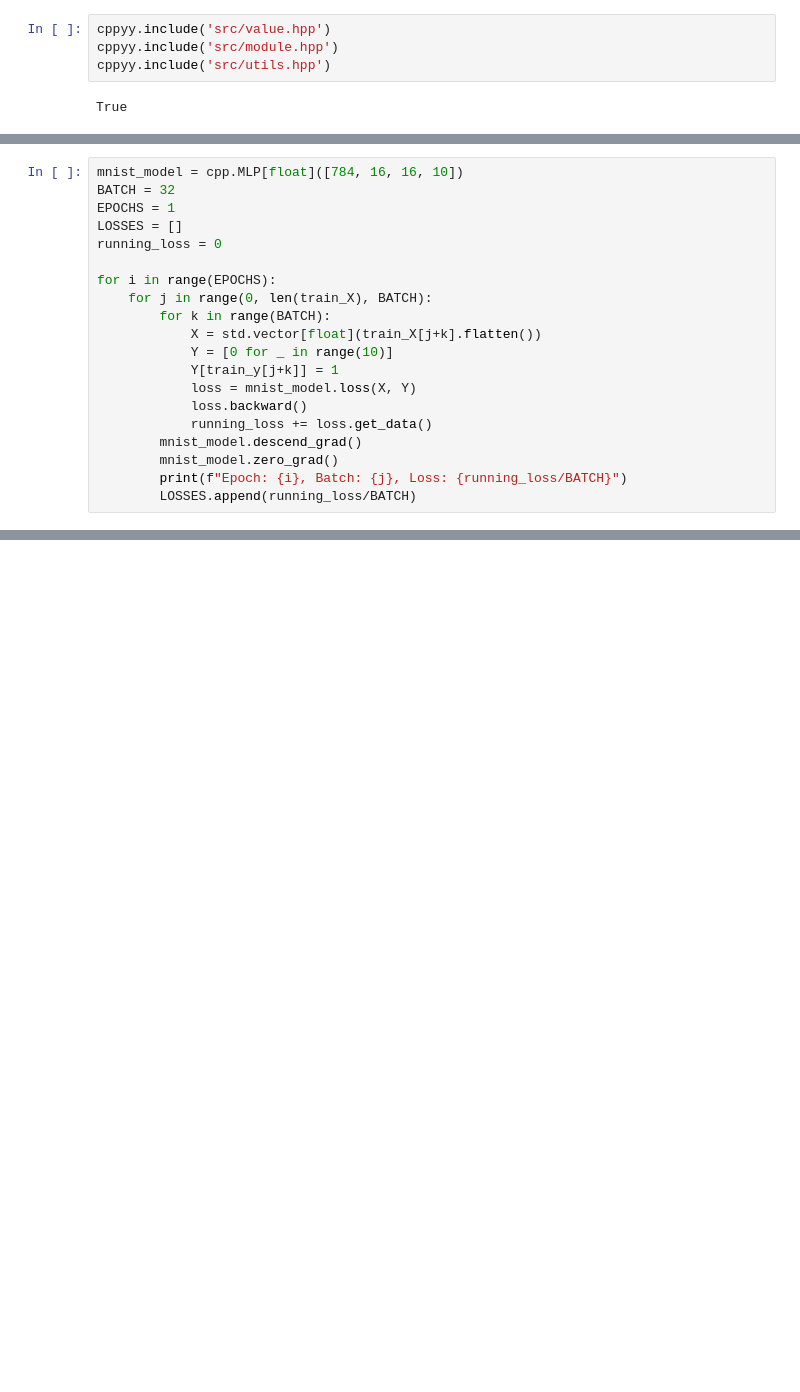
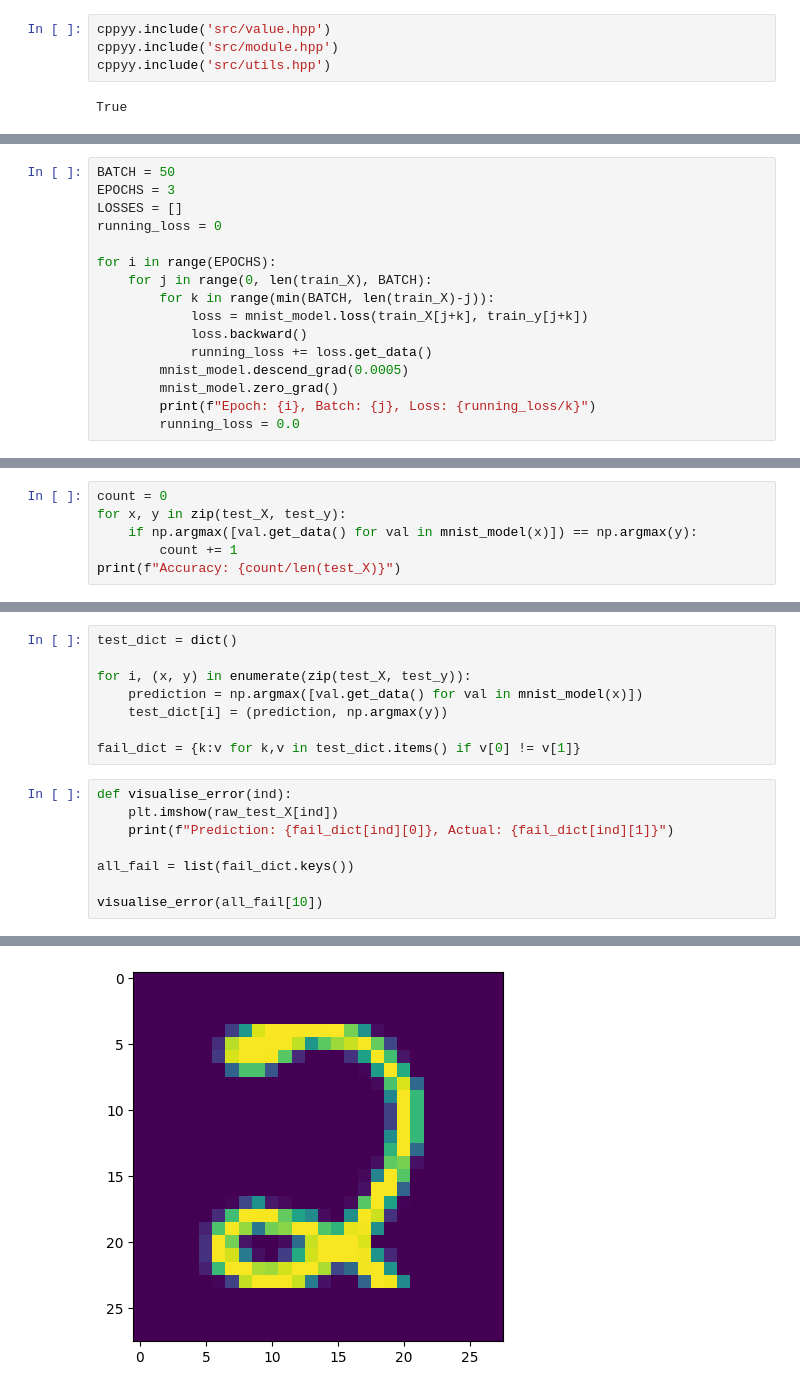
Before and after one commit to TomKite57/cpp_grad, a Jupyter notebook: mnist_book.ipynb, the cells around one changed output, grey strips where cells are left out. Saved outputs shown, nothing was run; the diff lists cells and outputs as text; blank space fills up the shorter version.

```diff
--- a/mnist_book.ipynb
+++ b/mnist_book.ipynb
@@ -44,21 +44,17 @@ print(train_y[test_ind])
 # %%
-mnist_model = cpp.MLP[float]([784, 16, 16, 10])
-BATCH = 32
-EPOCHS = 1
+BATCH = 50
+EPOCHS = 3
 LOSSES = []
 running_loss = 0
 
 for i in range(EPOCHS):
     for j in range(0, len(train_X), BATCH):
-        for k in range(BATCH):
-            X = std.vector[float](train_X[j+k].flatten())
-            Y = [0 for _ in range(10)]
-            Y[train_y[j+k]] = 1
-            loss = mnist_model.loss(X, Y)
+        for k in range(min(BATCH, len(train_X)-j)):
+            loss = mnist_model.loss(train_X[j+k], train_y[j+k])
             loss.backward()
             running_loss += loss.get_data()
-        mnist_model.descend_grad()
+        mnist_model.descend_grad(0.0005)
         mnist_model.zero_grad()
-        print(f"Epoch: {i}, Batch: {j}, Loss: {running_loss/BATCH}")
-        LOSSES.append(running_loss/BATCH)
+        print(f"Epoch: {i}, Batch: {j}, Loss: {running_loss/k}")
+        running_loss = 0.0
 # %% [output]
@@ -68,0 +78,6 @@ TypeError: none of the 2 overloaded methods succeeded. Full details:
+# %%
+count = 0
+for x, y in zip(test_X, test_y):
+    if np.argmax([val.get_data() for val in mnist_model(x)]) == np.argmax(y):
+        count += 1
+print(f"Accuracy: {count/len(test_X)}")
@@ -68,0 +86,17 @@ TypeError: none of the 2 overloaded methods succeeded. Full details:
+# %%
+test_dict = dict()
+
+for i, (x, y) in enumerate(zip(test_X, test_y)):
+    prediction = np.argmax([val.get_data() for val in mnist_model(x)])
+    test_dict[i] = (prediction, np.argmax(y))
+
+fail_dict = {k:v for k,v in test_dict.items() if v[0] != v[1]}
+# %%
+def visualise_error(ind):
+    plt.imshow(raw_test_X[ind])
+    print(f"Prediction: {fail_dict[ind][0]}, Actual: {fail_dict[ind][1]}")
+
+all_fail = list(fail_dict.keys())
+
+visualise_error(all_fail[10])
+# %% [output]
@@ -68,0 +104 @@ TypeError: none of the 2 overloaded methods succeeded. Full details:
+[figure, added]
```
Also changed, not shown: parts of 7 cells of this notebook, 3 other files.
